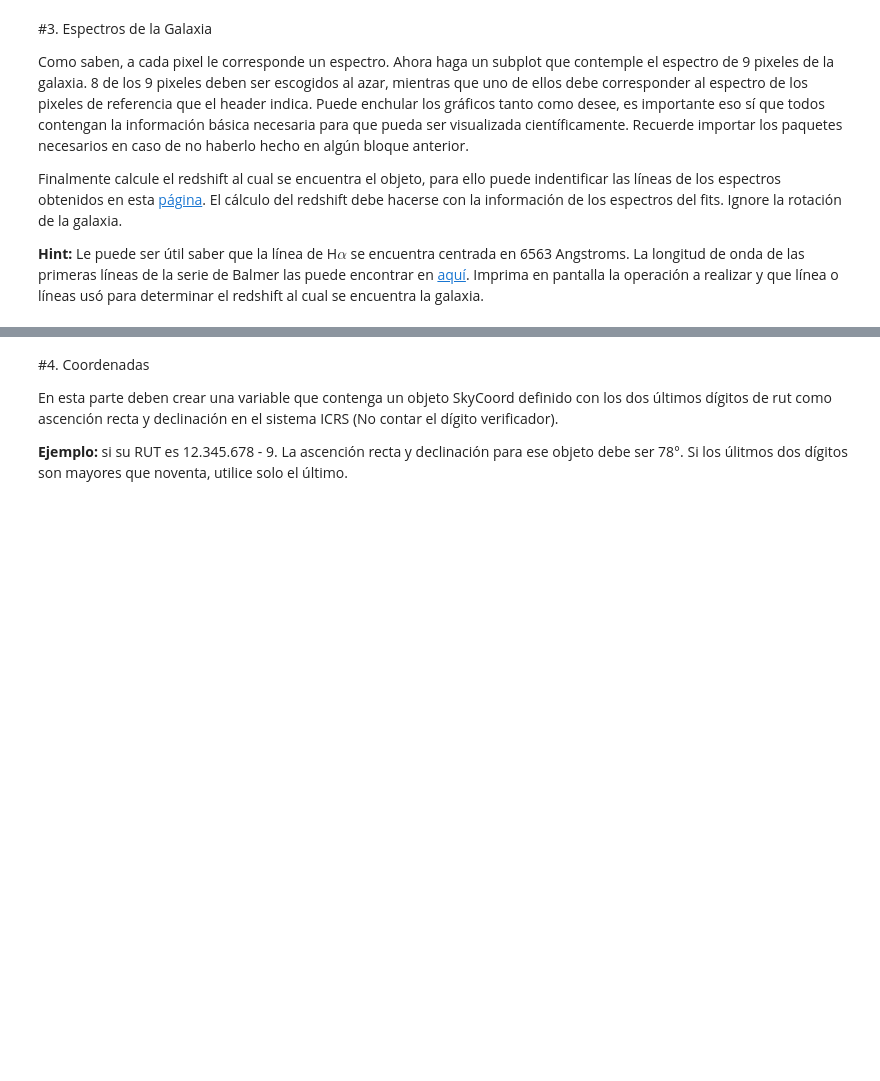
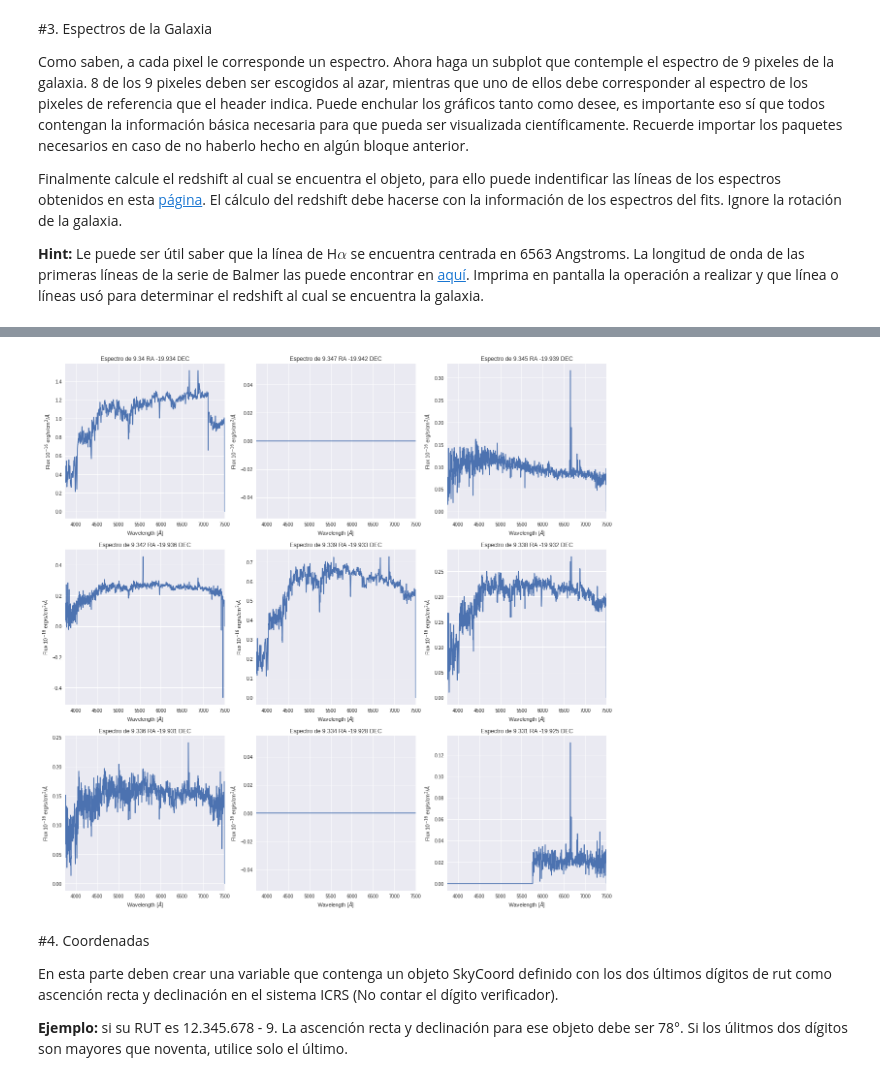
Before and after one commit to chenriquezb/minitarea4, a Jupyter notebook: minitarea4.ipynb, the cells around one changed output, grey strips where cells are left out. Cells and saved outputs as stored; diff of their text form; code cells hidden in the pictures; blank space fills up the shorter version.

```diff
--- a/minitarea4.ipynb
+++ b/minitarea4.ipynb
@@ -148,3 +148,83 @@ Como saben, a cada pixel le corresponde un espectro. Ahora haga un subplot que c
 Finalmente calcule el redshift al cual se encuentra el objeto, para ello puede indentificar las líneas de los espectros obtenidos en esta [página](http://skyserver.sdss.org/dr15/en/tools/chart/navi.aspx). El cálculo del redshift debe hacerse con la información de los espectros del fits. Ignore la rotación de la galaxia.
 
 **Hint:** Le puede ser útil saber que la línea de H$\alpha$ se encuentra centrada en 6563 Angstroms. La longitud de onda de las primeras líneas de la serie de Balmer las puede encontrar en [aquí](https://es.wikipedia.org/wiki/L%C3%ADneas_de_Balmer). Imprima en pantalla la operación a realizar y que línea o líneas usó para determinar el redshift al cual se encuentra la galaxia.
+# %%
+delt3=np.arange(0,header['NAXIS3'])
+step3=delt3*header['CD3_3']
+la=step3+header['CRVAL3']
+
+cordx=[header['CRPIX1']-1,5,15,25,35,40,45,55,65] #coordenada x de pixeles al azar
+cordy=[header['CRPIX2']-1,5,15,25,35,40,45,55,65] #coordenada y de pixeles al azar
+ra_1=[]    #listas aux
+dec_1=[]
+for i in range(len(cordx)):                       #pasamos de coord a grados
+  ra_1=ra_1+[round(ra[cordx[i]],3)]
+  dec_1=dec_1+[round(dec[cordy[i]],3)]
+
+#fig, ax = plt.subplots(figsize = (15,15), ncols = 3,nrows=3)
+
+#for i in range(len(cordx)):
+#  ax[i].plot(la,data[:,cordx[i],cordy[i]])  #-----'numpy.ndarray' object has no attribute 'plot'
+#  ax[i].set_ylabel('Flux 10$^{-16}$ erg/s/cm$^2$/$\AA$')
+#  ax[i].set_xlabel('Wavelength [$\AA$]')
+#  ax[i].set_title('Espectro de '+str(ra_1[i])+' RA '+str(dec_1[i])+' DEC')
+
+plt.figure(figsize=(20,20))
+
+plt.subplot(331)
+plt.plot(la,data[:,cordx[0],cordy[0]])
+plt.xlim(3750,7500)
+plt.xlabel('Wavelength [$\AA$]')
+plt.ylabel('Flux 10$^{-16}$ erg/s/cm$^2$/$\AA$')
+plt.title('Espectro de '+str(ra_1[0])+' RA '+str(dec_1[0])+' DEC')
+
+#como no lo tomaba como subplot, si no como ndarray lo de abajo es el 'for' a mano. Perdon por el spam
+plt.subplot(332)
+plt.plot(la,data[:,cordx[1],cordy[1]])
+plt.xlim(3750,7500)
+plt.xlabel('Wavelength [$\AA$]')
+plt.ylabel('Flux 10$^{-16}$ erg/s/cm$^2$/$\AA$')
+plt.title('Espectro de '+str(ra_1[1])+' RA '+str(dec_1[1])+' DEC')
+plt.subplot(333)
+plt.plot(la,data[:,cordx[2],cordy[2]])
+plt.xlim(3750,7500)
+plt.xlabel('Wavelength [$\AA$]')
+plt.ylabel('Flux 10$^{-16}$ erg/s/cm$^2$/$\AA$')
+plt.title('Espectro de '+str(ra_1[2])+' RA '+str(dec_1[2])+' DEC')
+plt.subplot(334)
+plt.plot(la,data[:,cordx[3],cordy[3]])
+plt.xlim(3750,7500)
+plt.xlabel('Wavelength [$\AA$]')
+plt.ylabel('Flux 10$^{-16}$ erg/s/cm$^2$/$\AA$')
+plt.title('Espectro de '+str(ra_1[3])+' RA '+str(dec_1[3])+' DEC')
+plt.subplot(335)
+plt.plot(la,data[:,cordx[4],cordy[4]])
+plt.xlim(3750,7500)
+plt.xlabel('Wavelength [$\AA$]')
+plt.ylabel('Flux 10$^{-16}$ erg/s/cm$^2$/$\AA$')
+plt.title('Espectro de '+str(ra_1[4])+' RA '+str(dec_1[4])+' DEC')
+plt.subplot(336)
+plt.plot(la,data[:,cordx[5],cordy[5]])
+plt.xlim(3750,7500)
+plt.xlabel('Wavelength [$\AA$]')
+plt.ylabel('Flux 10$^{-16}$ erg/s/cm$^2$/$\AA$')
+plt.title('Espectro de '+str(ra_1[5])+' RA '+str(dec_1[5])+' DEC')
+plt.subplot(337)
+plt.plot(la,data[:,cordx[6],cordy[6]])
+plt.xlim(3750,7500)
+plt.xlabel('Wavelength [$\AA$]')
+plt.ylabel('Flux 10$^{-16}$ erg/s/cm$^2$/$\AA$')
+plt.title('Espectro de '+str(ra_1[6])+' RA '+str(dec_1[6])+' DEC')
+plt.subplot(338)
+plt.plot(la,data[:,cordx[1],cordy[1]])
+plt.xlim(3750,7500)
+plt.xlabel('Wavelength [$\AA$]')
+plt.ylabel('Flux 10$^{-16}$ erg/s/cm$^2$/$\AA$')
+plt.title('Espectro de '+str(ra_1[7])+' RA '+str(dec_1[7])+' DEC')
+plt.subplot(339)
+plt.plot(la,data[:,cordx[8],cordy[8]])
+plt.xlim(3750,7500)
+plt.xlabel('Wavelength [$\AA$]')
+plt.ylabel('Flux 10$^{-16}$ erg/s/cm$^2$/$\AA$')
+plt.title('Espectro de '+str(ra_1[8])+' RA '+str(dec_1[8])+' DEC')
+# %% [output]
@@ -151,3 +232,4 @@ Finalmente calcule el redshift al cual se encuentra el objeto, para ello puede i
+[figure, added]
 # %% [markdown]
 #4. Coordenadas
 
```
Also changed, not shown: parts of 2 cells of this notebook.
